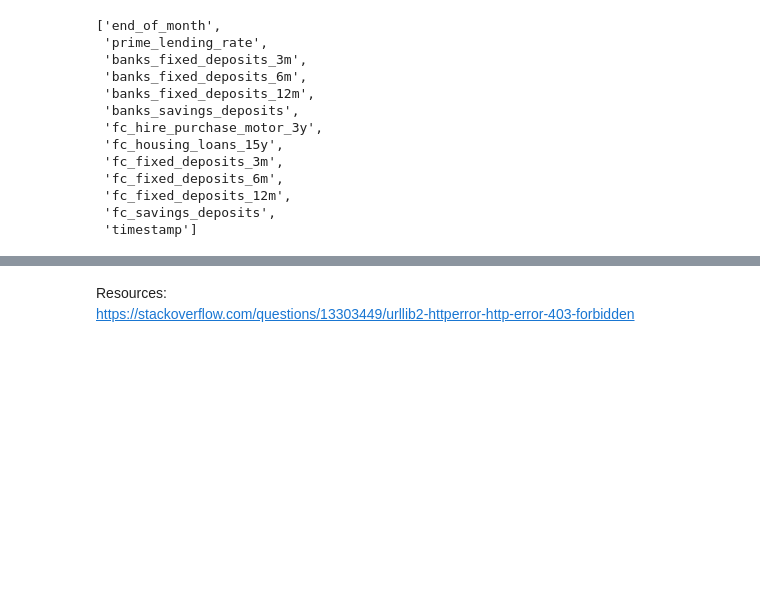
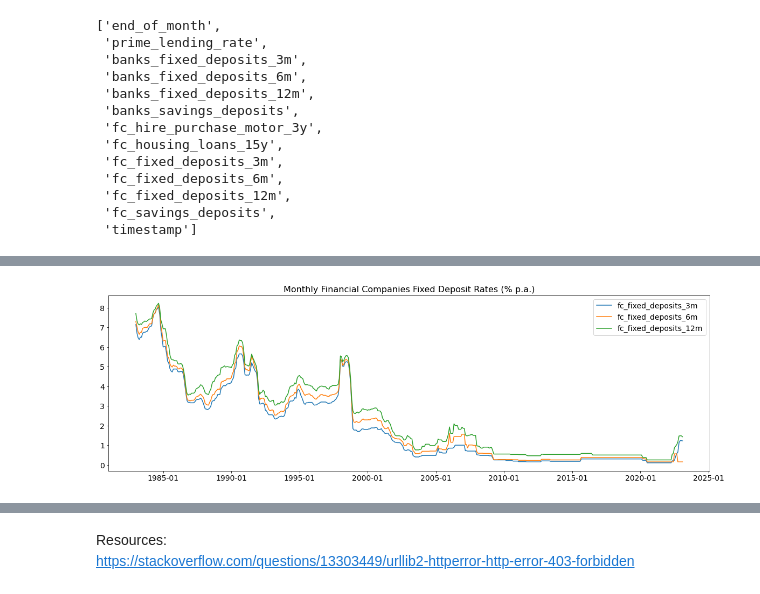
Before and after one commit to hxchua/datadoubleconfirm, a Jupyter notebook: notebooks/mas-api.ipynb, the cells around one changed output, grey strips where cells are left out. Cells and saved outputs as stored; diff of their text form; code cells hidden in the pictures; blank space fills up the shorter version.

```diff
--- a/notebooks/mas-api.ipynb
+++ b/notebooks/mas-api.ipynb
@@ -73,0 +91,5 @@ list(df)
+# %%
+for i in ['fc_fixed_deposits_3m','fc_fixed_deposits_6m','fc_fixed_deposits_12m']:
+    df[i] = df[i].astype(float)
+# %%
+df['end_of_month'] = pd.to_datetime(df['end_of_month'], format='%Y-%m', errors='coerce')
@@ -73,0 +126,15 @@ list(df)
+# %%
+plt.rcParams['font.size'] = 14
+# %%
+fig, ax = plt.subplots(figsize=(20,6))
+plt.plot(df['end_of_month'], df['fc_fixed_deposits_3m'], label = "fc_fixed_deposits_3m")
+plt.plot(df['end_of_month'], df['fc_fixed_deposits_6m'], label = "fc_fixed_deposits_6m")
+plt.plot(df['end_of_month'], df['fc_fixed_deposits_12m'], label = "fc_fixed_deposits_12m")
+
+# Text in the x-axis will be displayed in 'YYYY-mm' format.
+ax.xaxis.set_major_formatter(mdates.DateFormatter('%Y-%m'))
+plt.title('Monthly Financial Companies Fixed Deposit Rates (% p.a.)')
+plt.legend()
+plt.show()
+# %% [output]
+[figure, added]
```
Also changed, not shown: parts of 8 cells of this notebook.
